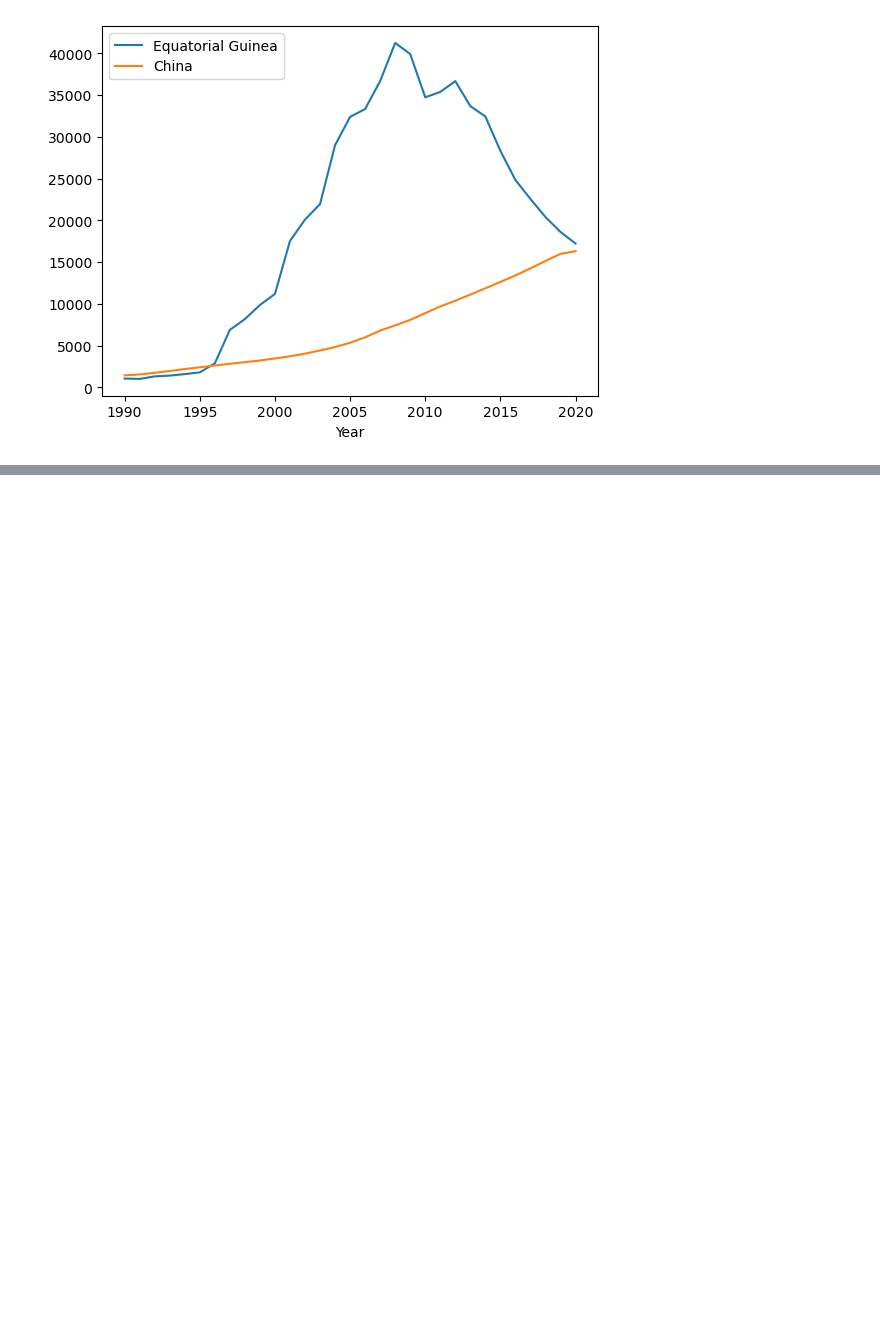
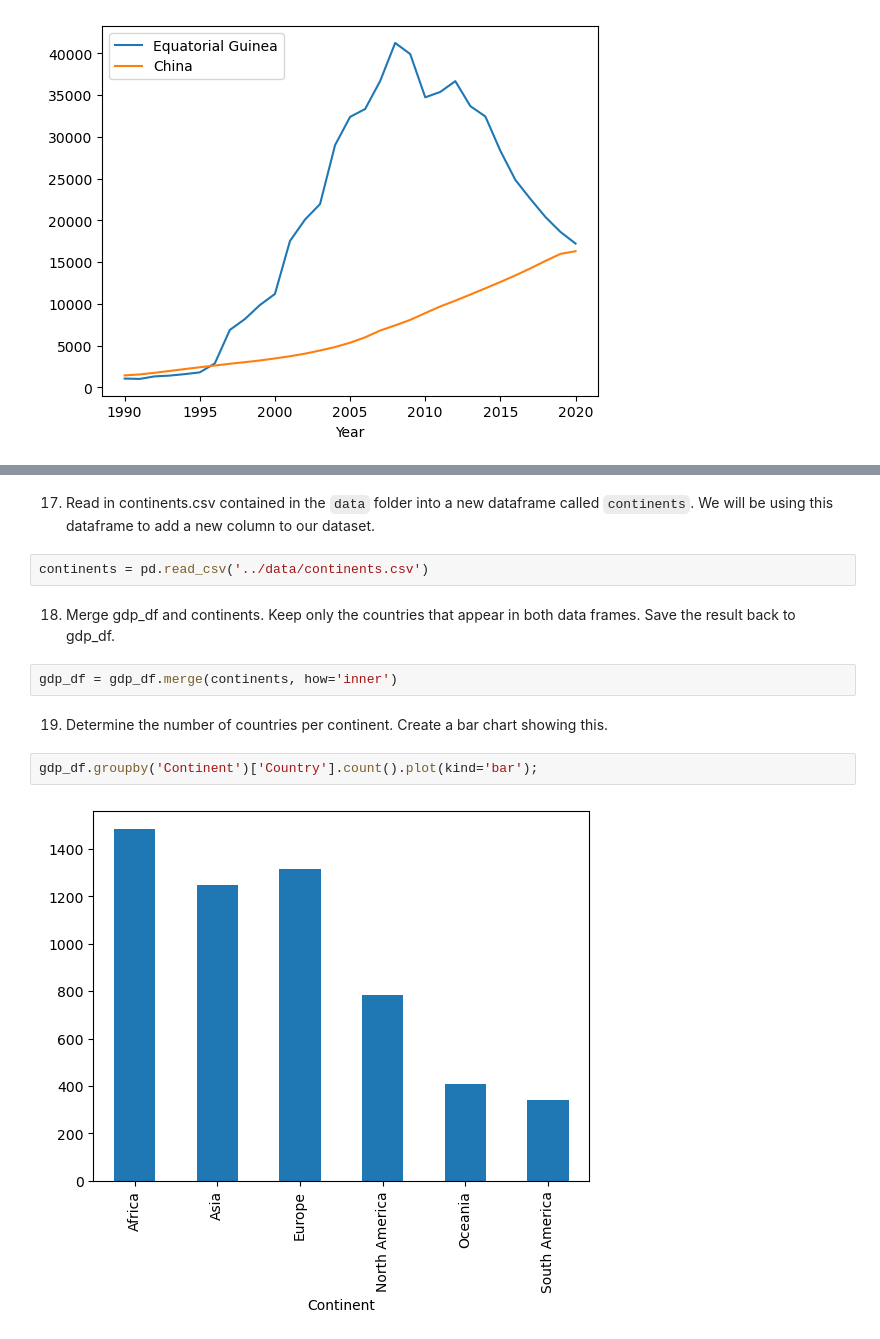
Before and after one commit to nss-data-science-cohort-7/un-exploration-tomoumer, a Jupyter notebook: notebooks/UN_Data_Exploration.ipynb, the cells around one changed output, grey strips where cells are left out. Saved outputs shown, nothing was run; the diff lists cells and outputs as text; blank space fills up the shorter version.

```diff
--- a/notebooks/UN_Data_Exploration.ipynb
+++ b/notebooks/UN_Data_Exploration.ipynb
@@ -263,0 +226,14 @@ dtype: object
+# %% [markdown]
+17. Read in continents.csv contained in the `data` folder into a new dataframe called `continents`. We will be using this dataframe to add a new column to our dataset.
+# %%
+continents = pd.read_csv('../data/continents.csv')
+# %% [markdown]
+18. Merge gdp_df and continents. Keep only the countries that appear in both data frames. Save the result back to gdp_df.
+# %%
+gdp_df = gdp_df.merge(continents, how='inner')
+# %% [markdown]
+19. Determine the number of countries per continent. Create a bar chart showing this.
+# %%
+gdp_df.groupby('Continent')['Country'].count().plot(kind='bar');
+# %% [output]
+[figure, added]
```
Also changed, not shown: parts of 31 cells of this notebook.
